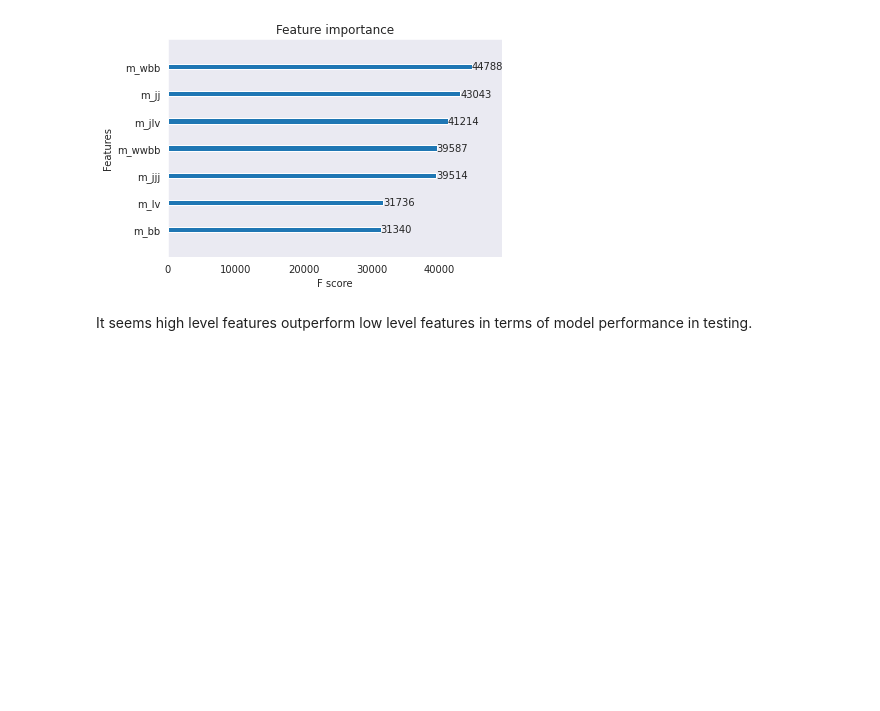
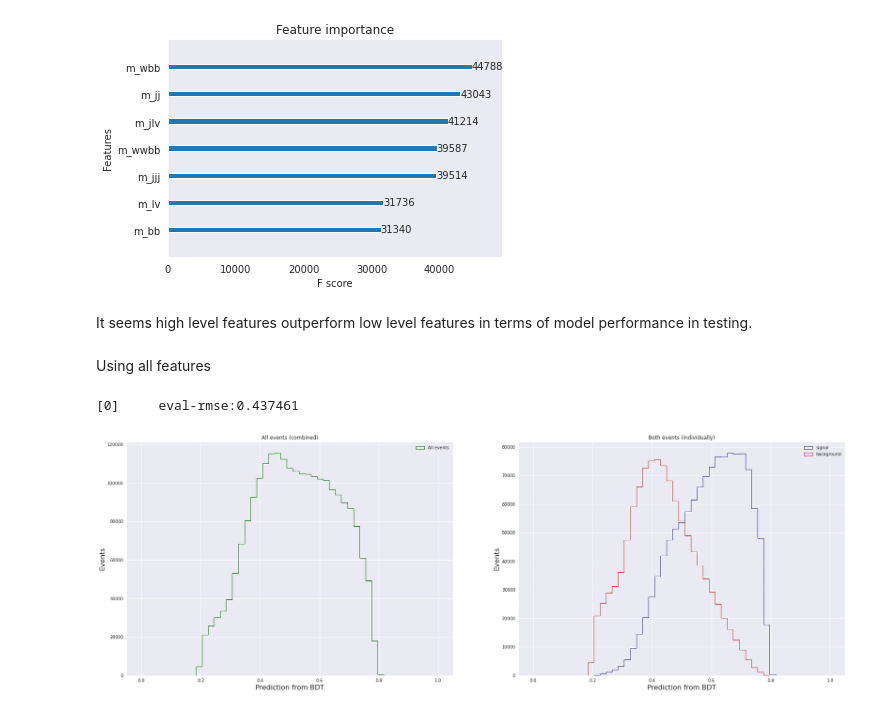
Before and after one commit to Yash-10/Higgs-Classification, a Jupyter notebook: bdt/BDT.ipynb, the cells around one changed output. Cells and saved outputs as stored; diff of their text form; code cells hidden in the pictures; blank space fills up the shorter version.

```diff
--- a/bdt/BDT.ipynb
+++ b/bdt/BDT.ipynb
@@ -212,3 +213,18 @@ xgb.plot_importance(booster_high, grid=False);
 [figure]
 # %% [markdown]
 It seems high level features outperform low level features in terms of model performance in testing.
+# %% [markdown]
+Using all features
+# %%
+df_full = prepare_df(d, which_feats="full")
+train_full, test_full = split_data(df_full, which_feats="full")
+# %%
+booster_full, predictions_full, evaluation_full = train_bdt(train_full, test_full, params, which_feats="full")
+# %%
+print(evaluation_full)
+# %% [output]
+[0]     eval-rmse:0.437461
+# %%
+plot_predictions(predictions_full, test_full)
+# %% [output]
+[figure, added]
```
Also changed, not shown: parts of 6 cells of this notebook.
